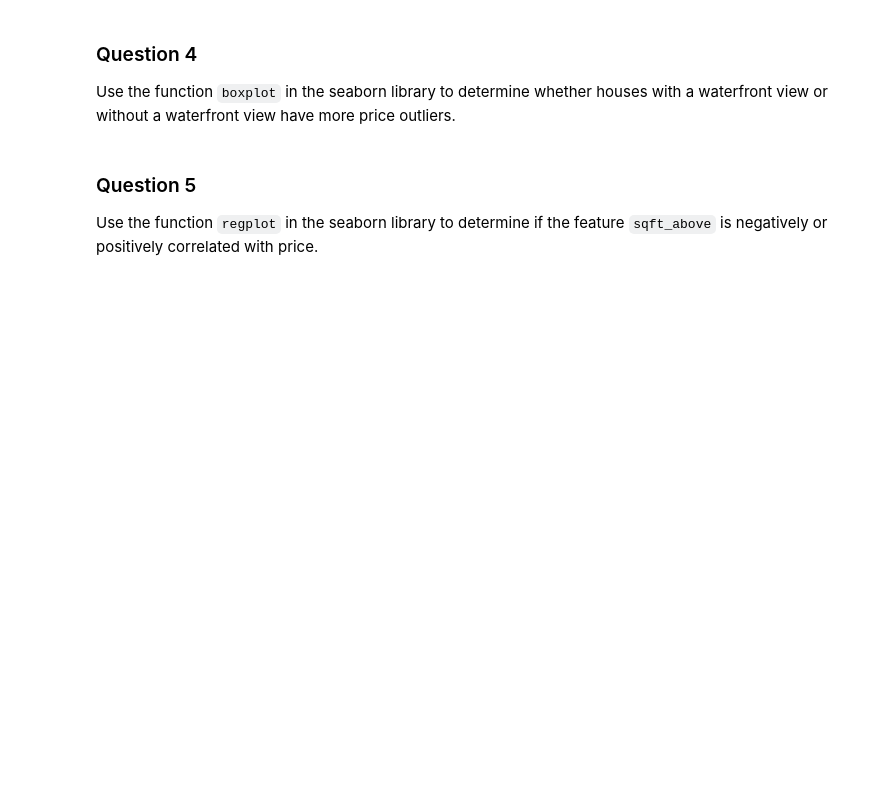
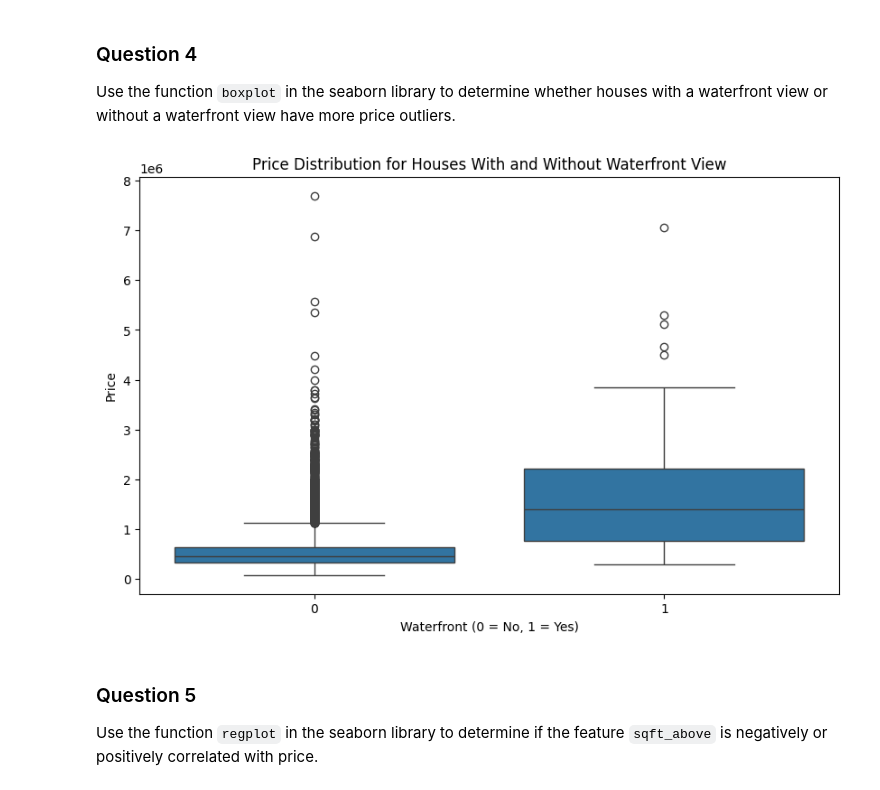
Before and after one commit to shweta27407/data-science-projects, a Jupyter notebook: Data_Science_IBM_Notes/Data_Analysis_Python_IBM/House_Sales_in_King_Count_USA.ipynb, the cells around one changed output. Saved outputs shown, nothing was run; the diff lists cells and outputs as text; code cells hidden in the pictures; blank space fills up the shorter version.

Commit message:
Final prject Housing Prices

```diff
--- a/Data_Science_IBM_Notes/Data_Analysis_Python_IBM/House_Sales_in_King_Count_USA.ipynb
+++ b/Data_Science_IBM_Notes/Data_Analysis_Python_IBM/House_Sales_in_King_Count_USA.ipynb
@@ -87,3 +119,9 @@ df.describe()
 ### Question 2
 
 Drop the columns <code>"id"</code>  and <code>"Unnamed: 0"</code> from axis 1 using the method <code>drop()</code>, then use the method <code>describe()</code> to obtain a statistical summary of the data. Take a screenshot and submit it, make sure the <code>inplace</code> parameter is set to <code>True</code>
+# %%
+# Drop the specified columns
+df.drop(["id", "Unnamed: 0"], axis=1, inplace=True)
+
+# Show statistical summary
+print(df.describe())
@@ -115,6 +206,24 @@ Use the method <code>value_counts</code> to count the number of houses with uniq
 ### Question 4
 
 Use the function <code>boxplot</code> in the seaborn library  to  determine whether houses with a waterfront view or without a waterfront view have more price outliers.
+# %%
+#df[['waterfront']].value_counts()
+
+# Set the figure size
+plt.figure(figsize=(10, 6))
+
+# Create the boxplot
+sns.boxplot(x='waterfront', y='price', data=df)
+
+# Add labels and title
+plt.xlabel('Waterfront (0 = No, 1 = Yes)')
+plt.ylabel('Price')
+plt.title('Price Distribution for Houses With and Without Waterfront View')
+
+# Show the plot
+plt.show()
+# %% [output]
+[figure, added]
 # %% [markdown]
 ### Question 5
 
```
Also changed, not shown: parts of 19 cells of this notebook.
